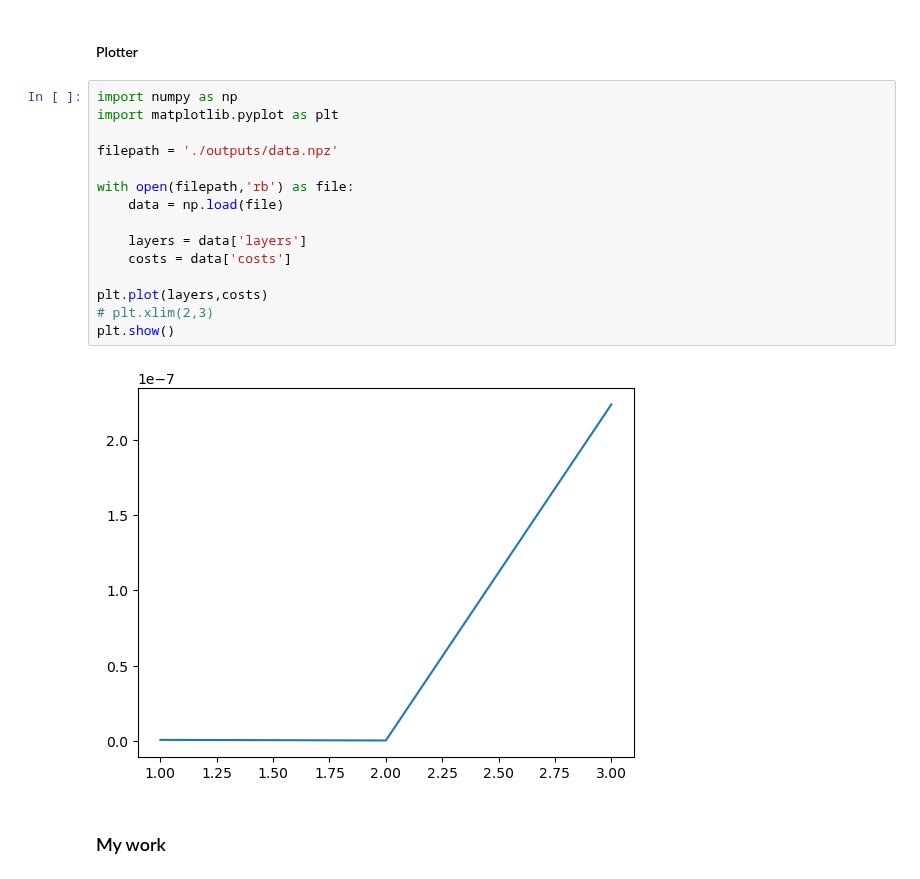
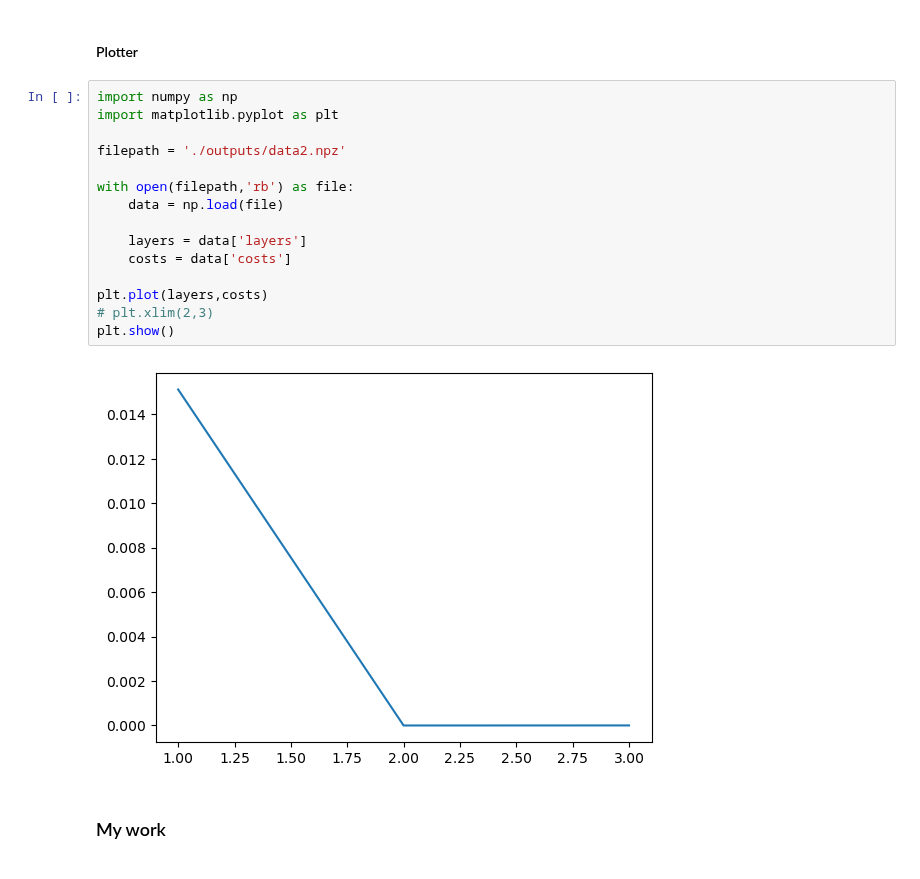
Before and after one commit to FazinHan/quantum-simulation, a Jupyter notebook: main.ipynb, the cells around one changed output. Drawn from its saved outputs; the diff is of its cells as text.

```diff
--- a/main.ipynb
+++ b/main.ipynb
@@ -491,20 +491,20 @@ def convergence_parameter(ansatz, parameters, U_T):
 # %%
 import numpy as np
 import matplotlib.pyplot as plt
 
-filepath = './outputs/data.npz'
+filepath = './outputs/data2.npz'
 
 with open(filepath,'rb') as file:
     data = np.load(file)
 
     layers = data['layers']
     costs = data['costs']
 
 plt.plot(layers,costs)
 # plt.xlim(2,3)
 plt.show()
 # %% [output]
-[figure, old version]
+[figure, new version]
 # %% [markdown]
 ### My work
 # %%
```
Also changed, not shown: 1 other file.
